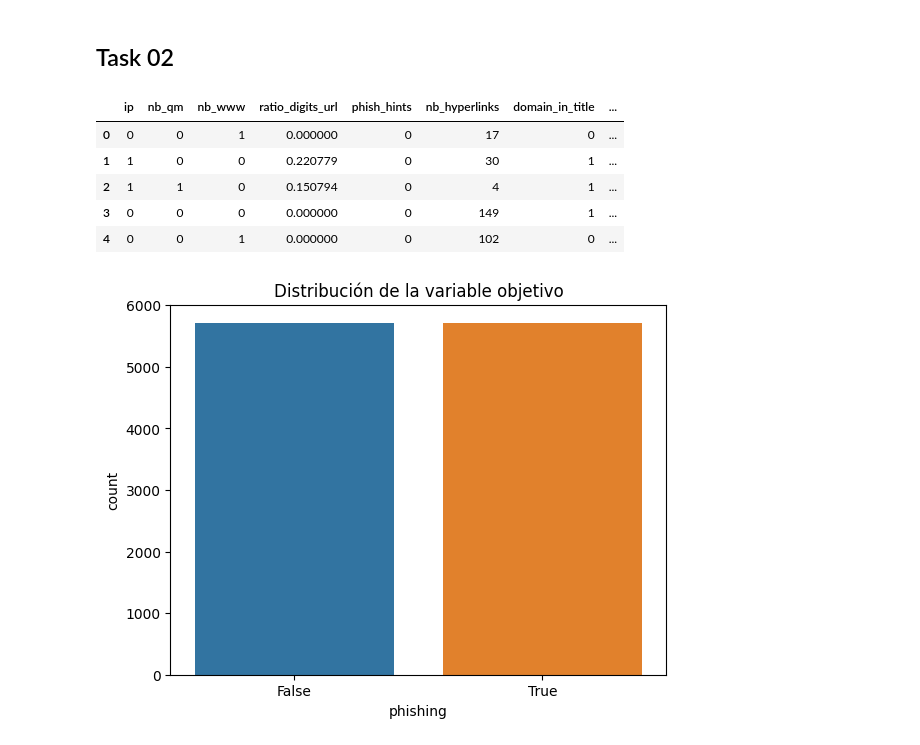
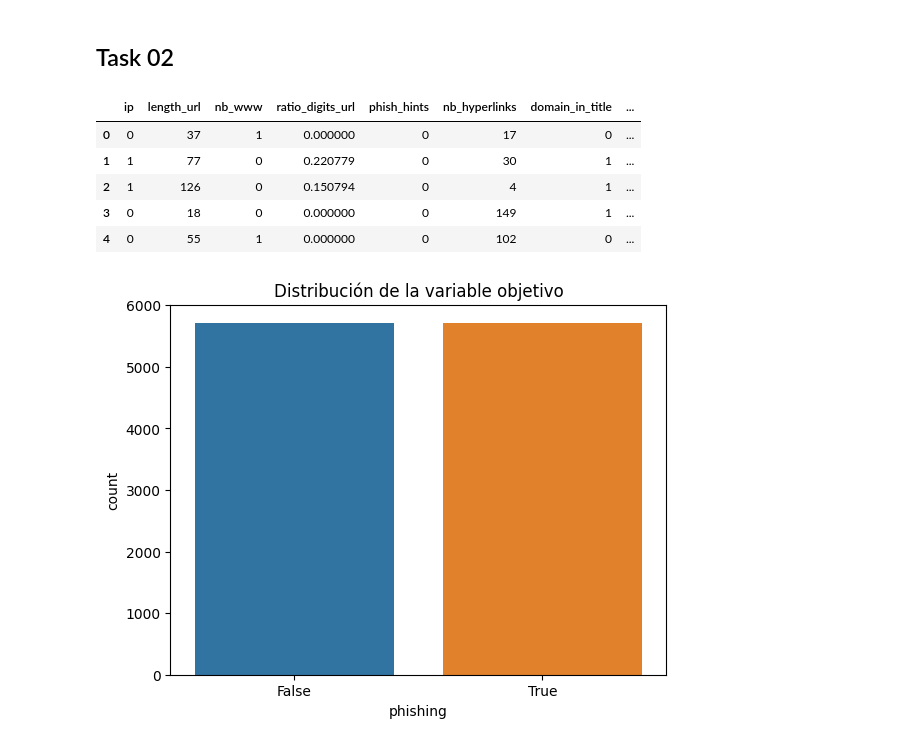
Before and after one commit to angelcast2002/Lab01-IA, a Jupyter notebook: lab01.ipynb, the cells around one changed output. Cells and saved outputs as stored; diff of their text form; code cells hidden in the pictures.

```diff
--- a/lab01.ipynb
+++ b/lab01.ipynb
@@ -28,21 +28,21 @@ import seaborn as sns
 # %%
 # Cargar el conjunto de datos desde el archivo CSV
 file_path = 'dataset_phishing.csv'
 df = pd.read_csv(file_path)
 
-X = df[['ip', 'nb_qm', 'nb_www', 'ratio_digits_url', 'phish_hints',
+X = df[['ip', 'length_url', 'nb_www', 'ratio_digits_url', 'phish_hints',
   'nb_hyperlinks', 'domain_in_title', 'google_index',
   'page_rank']]
 y = df.iloc[:, -1]
 
 X.head()
 # %% [output]
-|  | ip | nb_qm | nb_www | ratio_digits_url | phish_hints | nb_hyperlinks | domain_in_title | ... |
-| 0 | 0 | 0 | 1 | 0.000000 | 0 | 17 | 0 | ... |
-| 1 | 1 | 0 | 0 | 0.220779 | 0 | 30 | 1 | ... |
-| 2 | 1 | 1 | 0 | 0.150794 | 0 | 4 | 1 | ... |
-| 3 | 0 | 0 | 0 | 0.000000 | 0 | 149 | 1 | ... |
-| 4 | 0 | 0 | 1 | 0.000000 | 0 | 102 | 0 | ... |
+|  | ip | length_url | nb_www | ratio_digits_url | phish_hints | nb_hyperlinks | domain_in_title | ... |
+| 0 | 0 | 37 | 1 | 0.000000 | 0 | 17 | 0 | ... |
+| 1 | 1 | 77 | 0 | 0.220779 | 0 | 30 | 1 | ... |
+| 2 | 1 | 126 | 0 | 0.150794 | 0 | 4 | 1 | ... |
+| 3 | 0 | 18 | 0 | 0.000000 | 0 | 149 | 1 | ... |
+| 4 | 0 | 55 | 1 | 0.000000 | 0 | 102 | 0 | ... |
 # %%
 dummies = pd.get_dummies(y)
 concatenado = pd.concat([y, dummies], axis=1)
```
Also changed, not shown: parts of 6 cells of this notebook.
